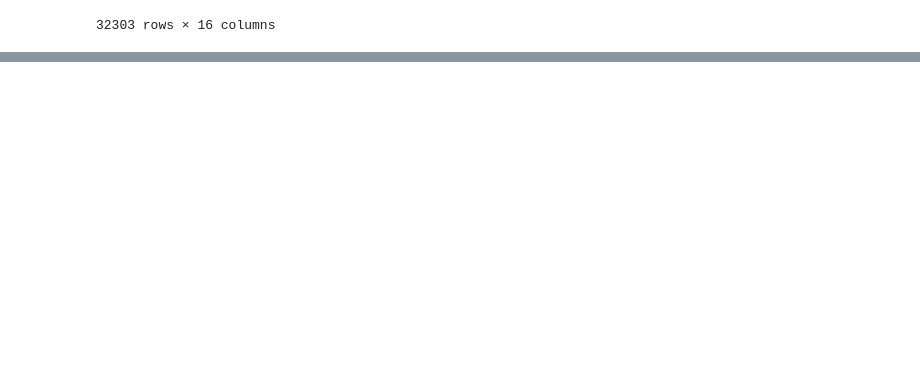
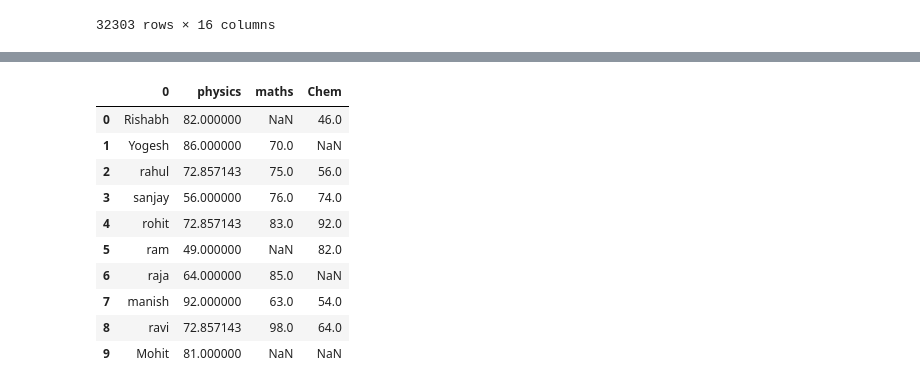
Before and after one commit to rishee-05/PYTHON, a Jupyter notebook: libraries/pandas/Missing values.ipynb, the cells around one changed output, grey strips where cells are left out. Cells and saved outputs as stored; diff of their text form; code cells hidden in the pictures; blank space fills up the shorter version.

```diff
--- a/libraries/pandas/Missing values.ipynb
+++ b/libraries/pandas/Missing values.ipynb
@@ -592,0 +769,16 @@ df.drop_duplicates("host_id",keep= False)
+# %%
+mean_physics = df['physics'].mean()
+df1["physics"].fillna(mean_physics, inplace = True)
+df1
+# %% [output]
+|  | 0 | physics | maths | Chem |
+| 0 | Rishabh | 82.000000 | NaN | 46.0 |
+| 1 | Yogesh | 86.000000 | 70.0 | NaN |
+| 2 | rahul | 72.857143 | 75.0 | 56.0 |
+| 3 | sanjay | 56.000000 | 76.0 | 74.0 |
+| 4 | rohit | 72.857143 | 83.0 | 92.0 |
+| 5 | ram | 49.000000 | NaN | 82.0 |
+| 6 | raja | 64.000000 | 85.0 | NaN |
+| 7 | manish | 92.000000 | 63.0 | 54.0 |
+| 8 | ravi | 72.857143 | 98.0 | 64.0 |
+| 9 | Mohit | 81.000000 | NaN | NaN |
```
Also changed, not shown: parts of 23 cells of this notebook, 1 other file.
